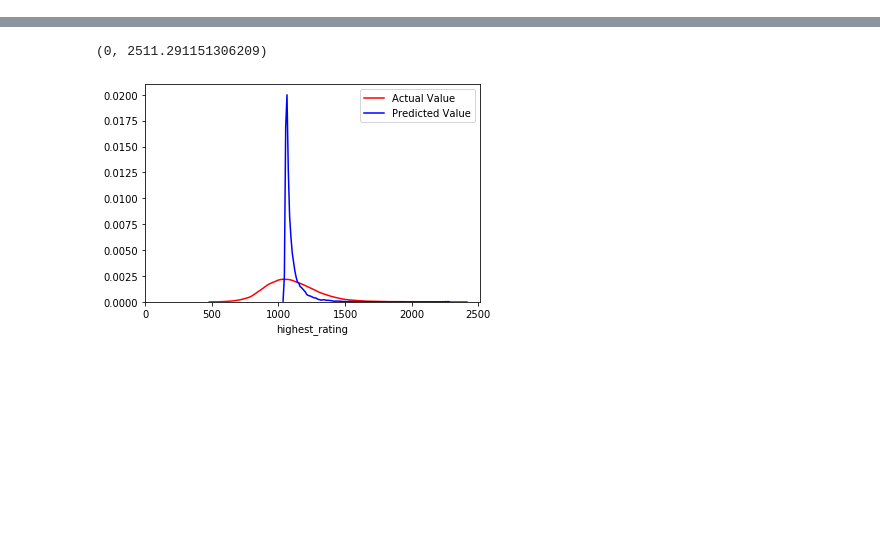
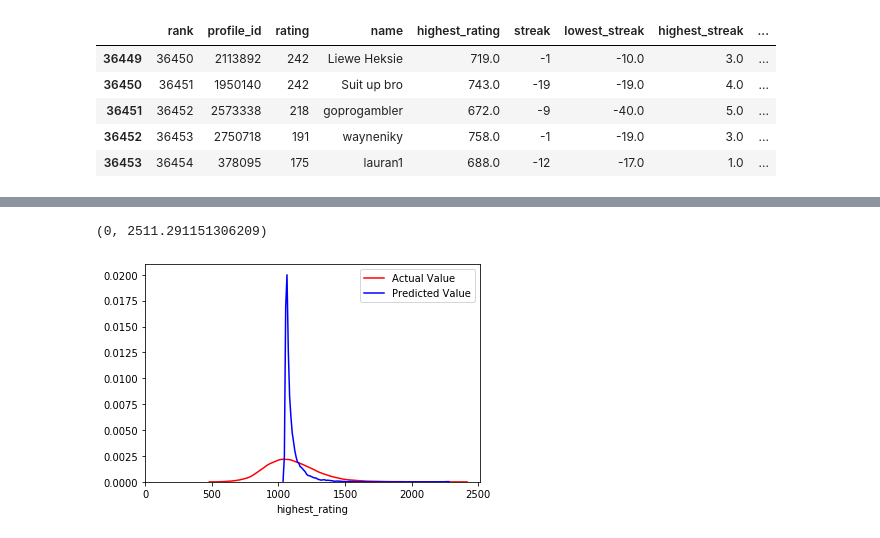
Before and after one commit to DIaDaynaDay/Age-Of-Empires-2-DE, a Jupyter notebook: leaderboard.ipynb, the cells around one changed output, grey strips where cells are left out. Saved outputs shown, nothing was run; the diff lists cells and outputs as text; code cells hidden in the pictures; blank space fills up the shorter version.

```diff
--- a/leaderboard.ipynb
+++ b/leaderboard.ipynb
@@ -24,3 +24,12 @@ leaderboard.head()
+# %%
+leaderboard.tail()
+# %% [output]
+|  | rank | profile_id | rating | name | highest_rating | streak | lowest_streak | highest_streak | ... |
+| 36449 | 36450 | 2113892 | 242 | Liewe Heksie | 719.0 | -1 | -10.0 | 3.0 | ... |
+| 36450 | 36451 | 1950140 | 242 | Suit up bro | 743.0 | -19 | -19.0 | 4.0 | ... |
+| 36451 | 36452 | 2573338 | 218 | goprogambler | 672.0 | -9 | -40.0 | 5.0 | ... |
+| 36452 | 36453 | 2750718 | 191 | wayneniky | 758.0 | -1 | -19.0 | 3.0 | ... |
+| 36453 | 36454 | 378095 | 175 | lauran1 | 688.0 | -12 | -17.0 | 1.0 | ... |
 # %%
 sns.pairplot(leaderboard)
 # %% [output]
```
Also changed, not shown: parts of 14 cells of this notebook, 2 other files.
